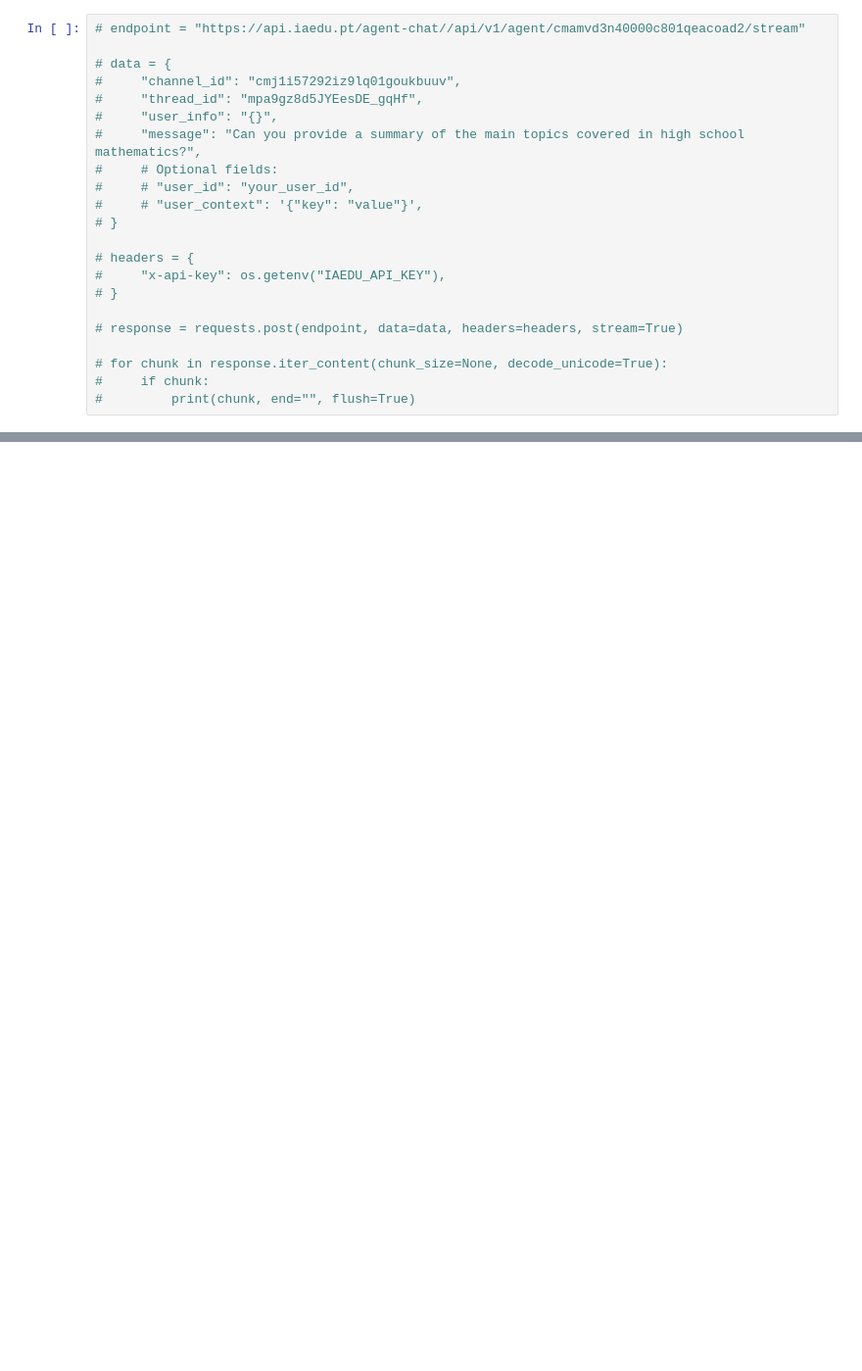
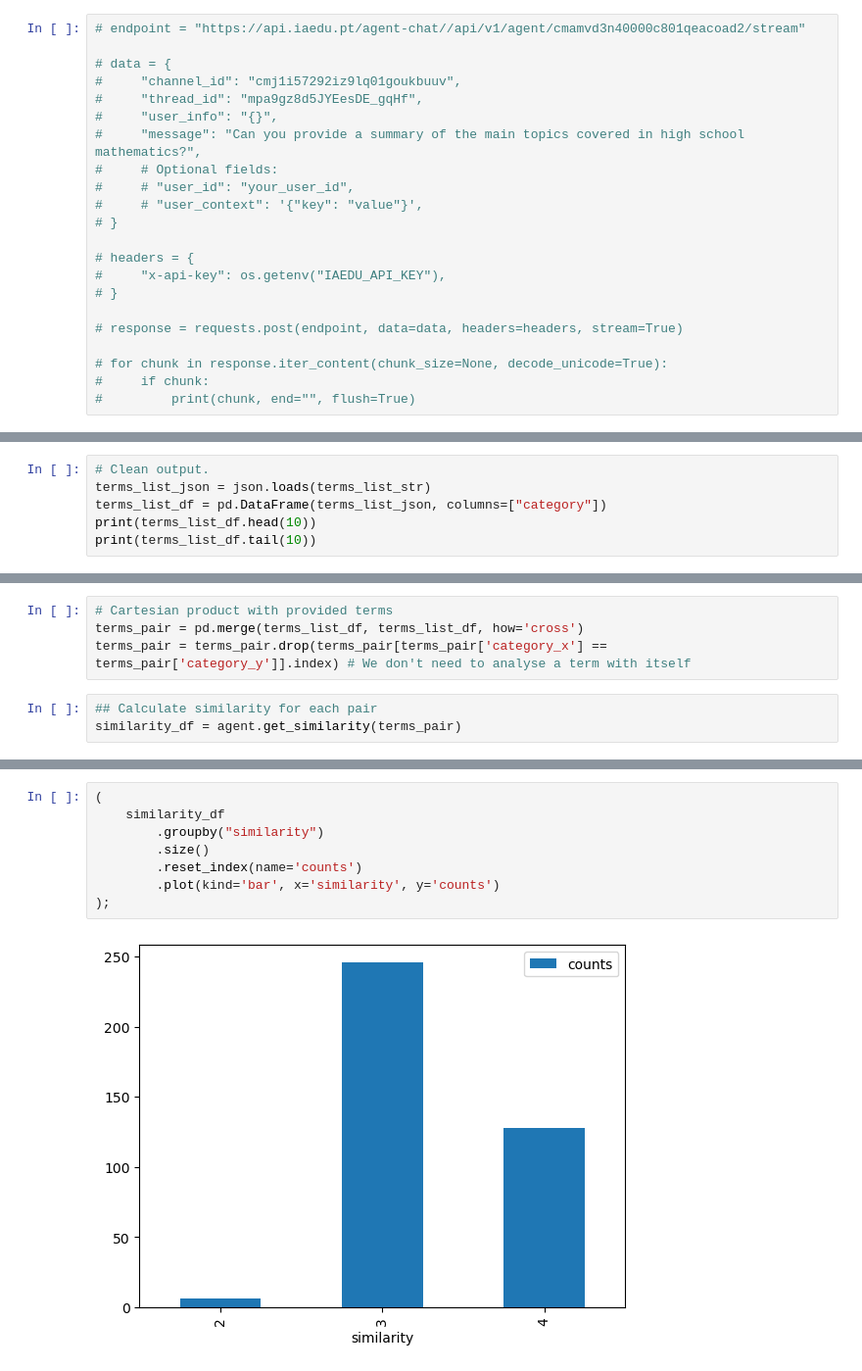
Before and after one commit to pmags/thesis-llml-onthology, a Jupyter notebook: notebooks/naive_approach.ipynb, the cells around one changed output, grey strips where cells are left out. Shown: that part at 98% size. Cells and saved outputs as stored; diff of their text form; blank space fills up the shorter version.

```diff
--- a/notebooks/naive_approach.ipynb
+++ b/notebooks/naive_approach.ipynb
@@ -59,0 +114,6 @@ print(response)
+# %%
+# Clean output.
+terms_list_json = json.loads(terms_list_str)
+terms_list_df = pd.DataFrame(terms_list_json, columns=["category"])
+print(terms_list_df.head(10))
+print(terms_list_df.tail(10))
@@ -59,0 +138,7 @@ print(response)
+# %%
+# Cartesian product with provided terms
+terms_pair = pd.merge(terms_list_df, terms_list_df, how='cross')
+terms_pair = terms_pair.drop(terms_pair[terms_pair['category_x'] == terms_pair['category_y']].index) # We don't need to analyse a term with itself
+# %%
+## Calculate similarity for each pair
+similarity_df = agent.get_similarity(terms_pair)
@@ -59,0 +152,10 @@ print(response)
+# %%
+(
+    similarity_df
+        .groupby("similarity")
+        .size()
+        .reset_index(name='counts')
+        .plot(kind='bar', x='similarity', y='counts')
+);
+# %% [output]
+[figure, added]
```
Also changed, not shown: parts of 9 cells of this notebook, 3 other files.
